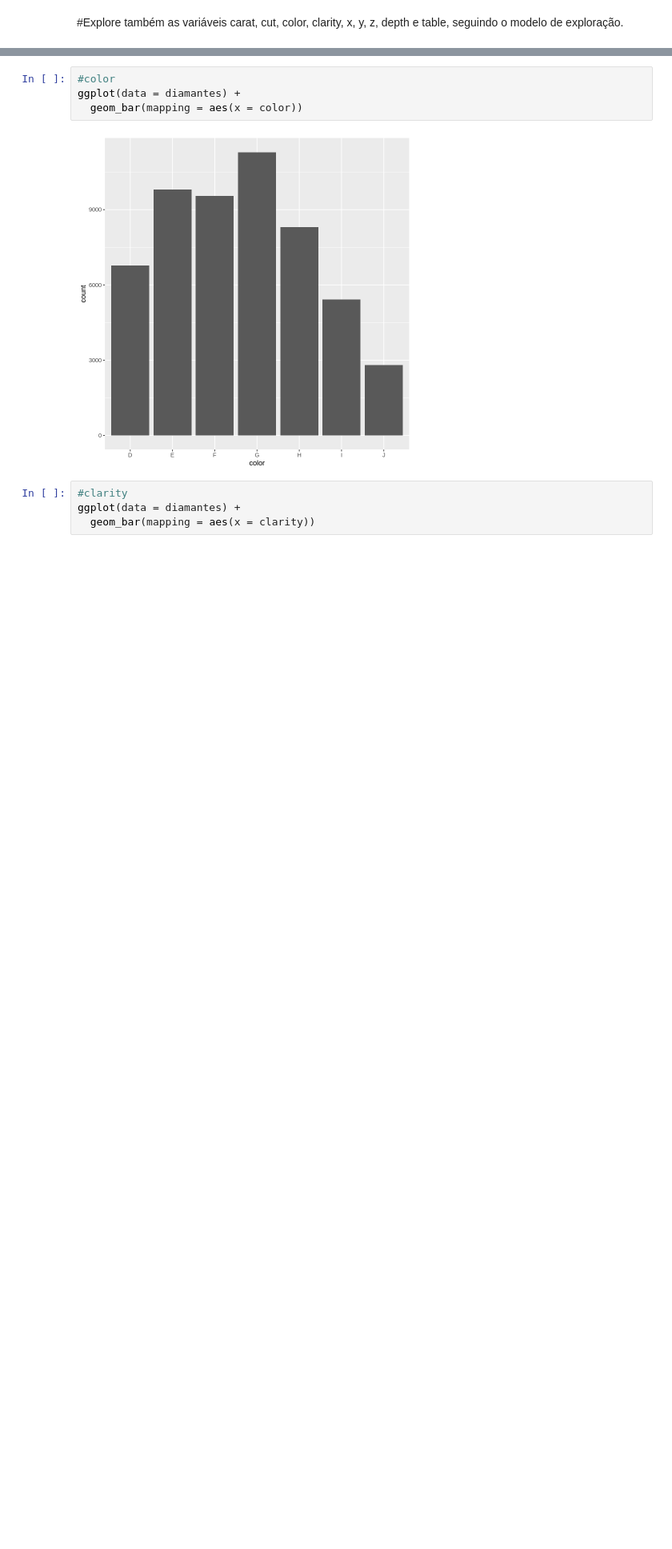
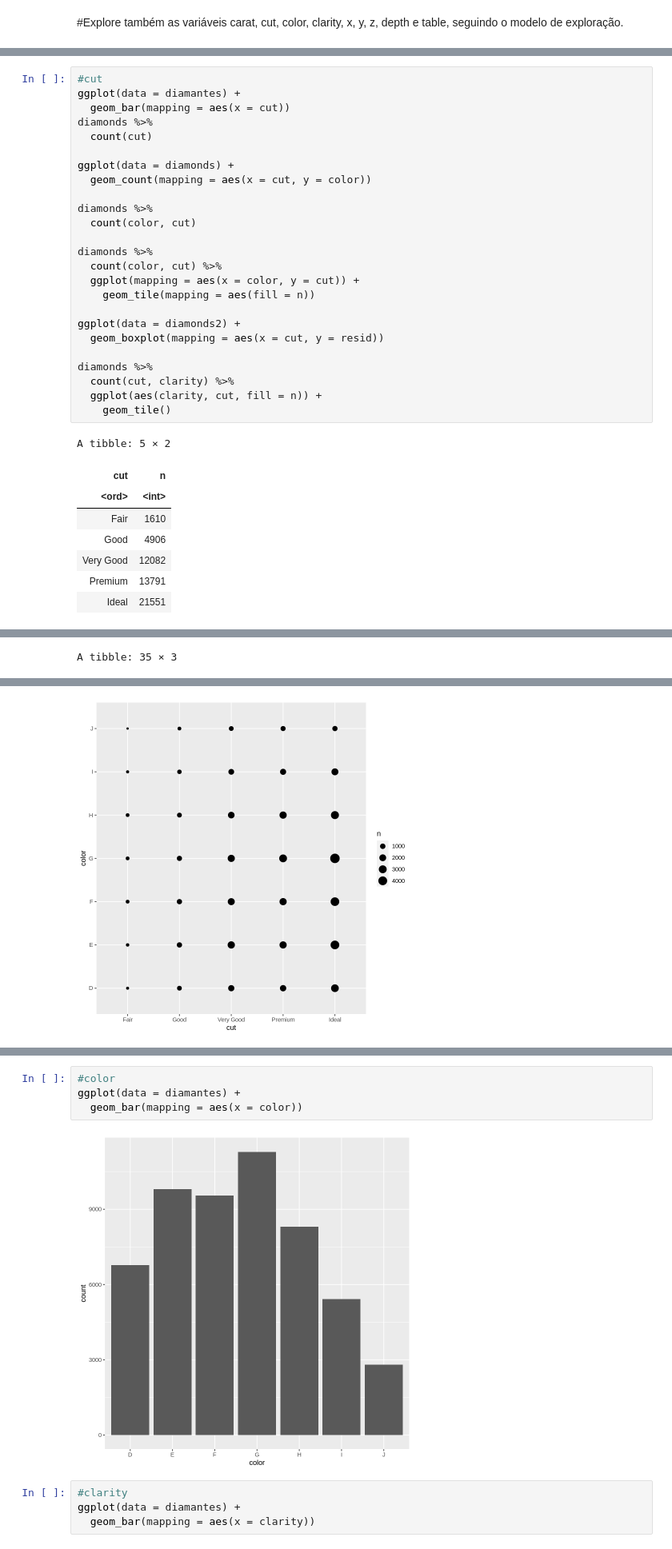
Before and after one commit to Faradezo/Coleta_e_Armazenamento, a Jupyter notebook: Codigo_R_trilha_3_bd_estatistica.ipynb, the cells around one changed output, grey strips where cells are left out. Shown: that part at 80% size. Drawn from its saved outputs; the diff is of its cells as text; blank space fills up the shorter version.

```diff
--- a/Codigo_R_trilha_3_bd_estatistica.ipynb
+++ b/Codigo_R_trilha_3_bd_estatistica.ipynb
@@ -140,0 +168,34 @@ A tibble: 5 × 2
+# %%
+#cut
+ggplot(data = diamantes) +
+  geom_bar(mapping = aes(x = cut))
+diamonds %>%
+  count(cut)
+
+ggplot(data = diamonds) +
+  geom_count(mapping = aes(x = cut, y = color))
+
+diamonds %>%
+  count(color, cut)
+
+diamonds %>%
+  count(color, cut) %>%
+  ggplot(mapping = aes(x = color, y = cut)) +
+    geom_tile(mapping = aes(fill = n))
+
+ggplot(data = diamonds2) +
+  geom_boxplot(mapping = aes(x = cut, y = resid))
+
+diamonds %>%
+  count(cut, clarity) %>%
+  ggplot(aes(clarity, cut, fill = n)) +
+    geom_tile()
+# %% [output]
+A tibble: 5 × 2
+| cut | n |
+| <ord> | <int> |
+| Fair | 1610 |
+| Good | 4906 |
+| Very Good | 12082 |
+| Premium | 13791 |
+| Ideal | 21551 |
@@ -140,0 +203 @@ A tibble: 5 × 2
+A tibble: 35 × 3
@@ -140,0 +222 @@ A tibble: 5 × 2
+[figure, added]
```
Also changed, not shown: parts of 11 cells of this notebook.
